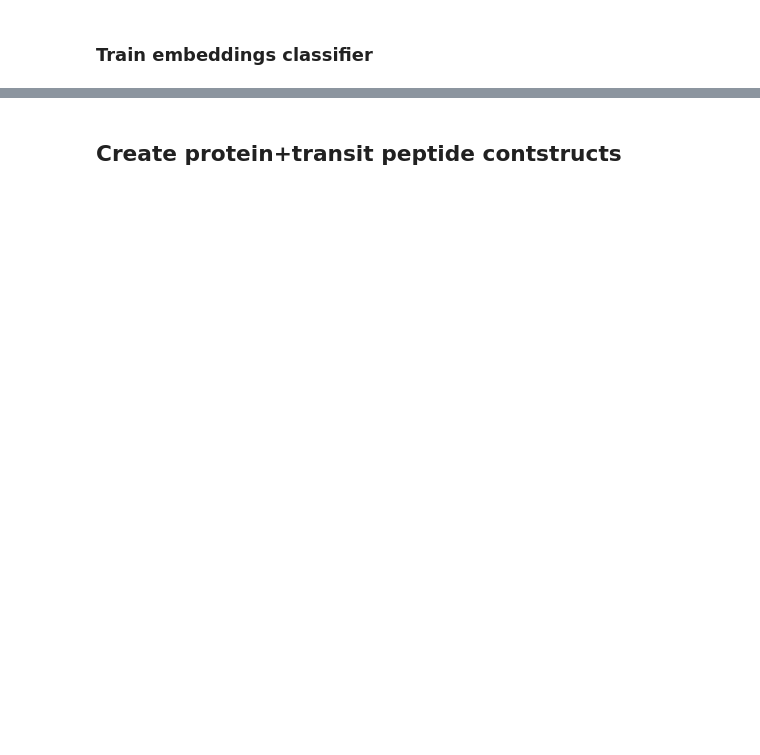
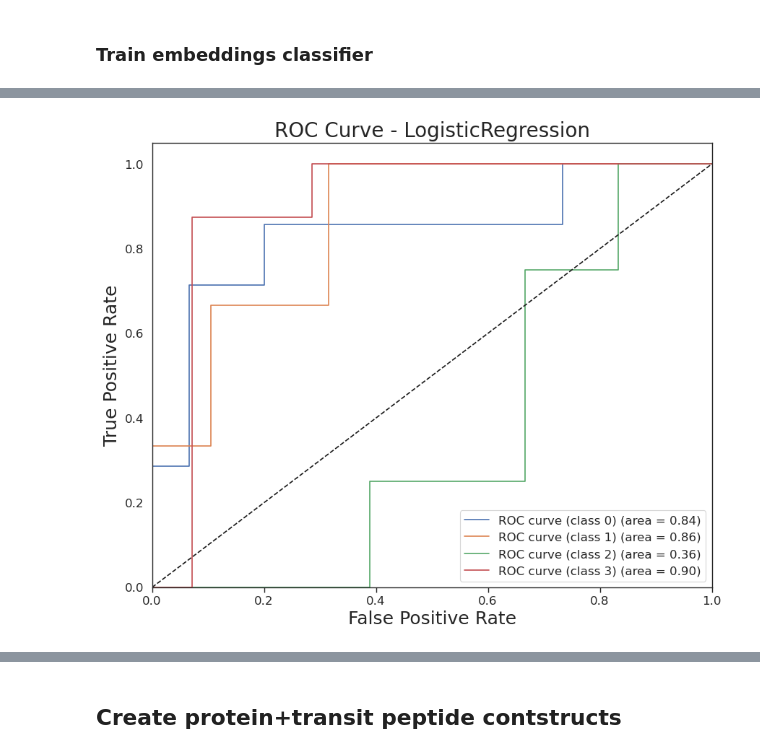
Before and after one commit to Delft-iGEM/utp-sequence-analysis, a Jupyter notebook: notebooks/motifs.ipynb, the cells around one changed output, grey strips where cells are left out. Saved outputs shown, nothing was run; the diff lists cells and outputs as text; code cells hidden in the pictures; blank space fills up the shorter version.

```diff
--- a/notebooks/motifs.ipynb
+++ b/notebooks/motifs.ipynb
@@ -412,6 +663,6 @@ mature_domains = {
     seq.id: str(seq.seq)[:c_term_start] for seq in seqs if seq.id in seq_motifs
 }
 
-../dataset = [
+dataset = [
     (mature_domains[seqid], seq_motifs[seqid]) for seqid in seq_motifs if len(seq_motifs[seqid]) > 0
 ]
@@ -532,0 +859,70 @@ Y_counts = Counter(Y)
+# %%
+from sklearn.metrics import confusion_matrix, roc_curve, auc
+from sklearn.preprocessing import label_binarize
+
+# # 1. Bar plot of accuracies
+# plt.figure(figsize=(10, 6))
+accuracies = [results['accuracy'] for results in test_results.values()]
+classifier_names = list(test_results.keys())
+# plt.bar(classifier_names, accuracies)
+# plt.title('Accuracy Comparison of Classifiers')
+# plt.xlabel('Classifier')
+# plt.ylabel('Accuracy')
+# plt.ylim(0, 1)
+# plt.savefig('accuracy_comparison.png')
+# plt.close()
+
+# # 2. Permutation test results visualization
+# plt.figure(figsize=(12, 6))
+# for i, (name, results) in enumerate(test_results.items()):
+#     sns.kdeplot(results['all_permutation_scores'], shade=True, label=name)
+#     plt.axvline(results['accuracy'], color='r', linestyle='--', label='Actual accuracy' if i == 0 else '')
+# plt.title('Permutation Test Results')
+# plt.xlabel('Accuracy')
+# plt.ylabel('Density')
+# plt.legend()
+# plt.savefig('permutation_test_results.png')
+# plt.close()
+
+# # 3. Confusion Matrix (for the best classifier)
+best_classifier = max(test_results, key=lambda x: test_results[x]["accuracy"])
+y_pred = classifiers[classifier_names.index(best_classifier)].predict(X_test)
+# cm = confusion_matrix(Y_test, y_pred)
+# plt.figure(figsize=(10, 8))
+# sns.heatmap(cm, annot=True, fmt='d', cmap='Blues')
+# plt.title(f'Confusion Matrix - {best_classifier}')
+# plt.xlabel('Predicted')
+# plt.ylabel('True')
+# plt.savefig('confusion_matrix.png')
+# plt.close()
+
+# 4. ROC Curve (for multi-class, one-vs-rest)
+y_bin = label_binarize(Y_test, classes=np.unique(Y))
+n_classes = y_bin.shape[1]
+y_score = classifiers[classifier_names.index(best_classifier)].predict_proba(X_test)
+
+fpr = dict()
+tpr = dict()
+roc_auc = dict()
+for i in range(n_classes):
+    fpr[i], tpr[i], _ = roc_curve(y_bin[:, i], y_score[:, i])
+    roc_auc[i] = auc(fpr[i], tpr[i])
+
+params = {'axes.labelsize': 18,'axes.titlesize':20, 'font.size': 20, 'legend.fontsize': 12, 'xtick.labelsize': 12, 'ytick.labelsize': 12}
+matplotlib.rcParams.update(params)
+plt.figure(figsize=(10, 8))
+
+for i in range(n_classes):
+    plt.plot(fpr[i], tpr[i], label=f'ROC curve (class {i}) (area = {roc_auc[i]:0.2f})')
+plt.plot([0, 1], [0, 1], 'k--')
+plt.xlim([0.0, 1.0])
+plt.ylim([0.0, 1.05])
+plt.xlabel('False Positive Rate')
+plt.ylabel('True Positive Rate')
+plt.title(f'ROC Curve - {best_classifier}')
+plt.legend(loc="lower right")
+
+# plt.show()
+plt.savefig('roc_curve.svg')
+# %% [output]
+[figure, added]
```
Also changed, not shown: parts of 21 cells of this notebook, 44 other files.
